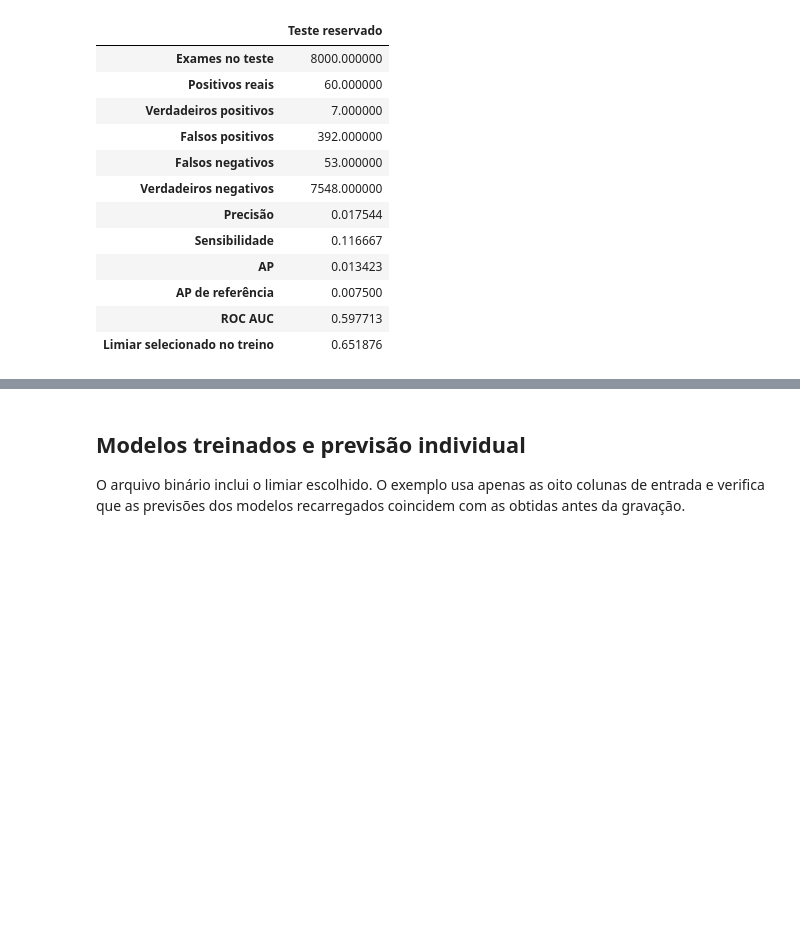
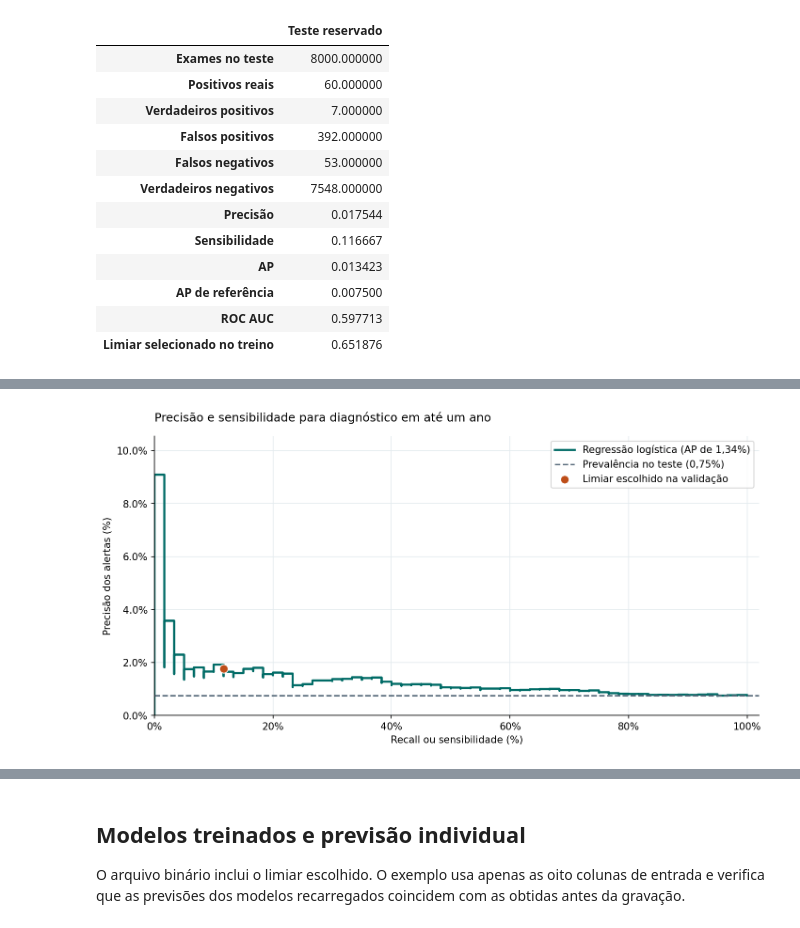
Before and after one commit to arthurMalveste/Breast-Cancer-Analysis-and-Classification, a Jupyter notebook: notebooks/dois-focos.ipynb, the cells around one changed output, grey strips where cells are left out. Drawn from its saved outputs; the diff is of its cells as text; code cells hidden in the pictures; blank space fills up the shorter version.

```diff
--- a/notebooks/dois-focos.ipynb
+++ b/notebooks/dois-focos.ipynb
@@ -241,0 +291,31 @@ Regressão logística
+# %%
+prec_teste, rec_teste, _ = precision_recall_curve(yv, prob)
+
+fig, ax = plt.subplots(figsize=(9.4, 4.8), dpi=150, layout="constrained")
+# O último ponto da função representa a convenção de precisão 1 sem alertas.
+ax.step(
+    rec_teste[:-1], prec_teste[:-1], where="post", color="#006B66", linewidth=2.2,
+    label=f"{vencedor_bin} (AP de {percentual(resultado['AP'])})",
+)
+ax.axhline(
+    resultado["AP de referência"], color="#566979", linestyle="--", linewidth=1.5,
+    label=f"Prevalência no teste ({percentual(resultado['AP de referência'])})",
+)
+ax.scatter(
+    resultado["Sensibilidade"], resultado["Precisão"], color="#BE4E19",
+    s=75, edgecolor="white", linewidth=0.9, zorder=5, label="Limiar escolhido na validação",
+)
+limite_y = max(prec_teste[:-1].max(), resultado["Precisão"])
+ax.set(
+    xlim=(0, 1.02), ylim=(0, min(limite_y * 1.16, 1.02)),
+    xlabel="Recall ou sensibilidade (%)", ylabel="Precisão dos alertas (%)",
+)
+ax.xaxis.set_major_formatter(PercentFormatter(1, decimals=0))
+ax.yaxis.set_major_formatter(PercentFormatter(1))
+ax.set_title("Precisão e sensibilidade para diagnóstico em até um ano", loc="left", pad=15)
+ax.legend(loc="upper right", frameon=True)
+ax.grid(color="#E4EBEF", linewidth=0.8, zorder=0)
+ax.spines[["top", "right"]].set_visible(False)
+plt.show()
+# %% [output]
+[figure, added]
```
Also changed, not shown: parts of 6 cells of this notebook, 2 other files.
